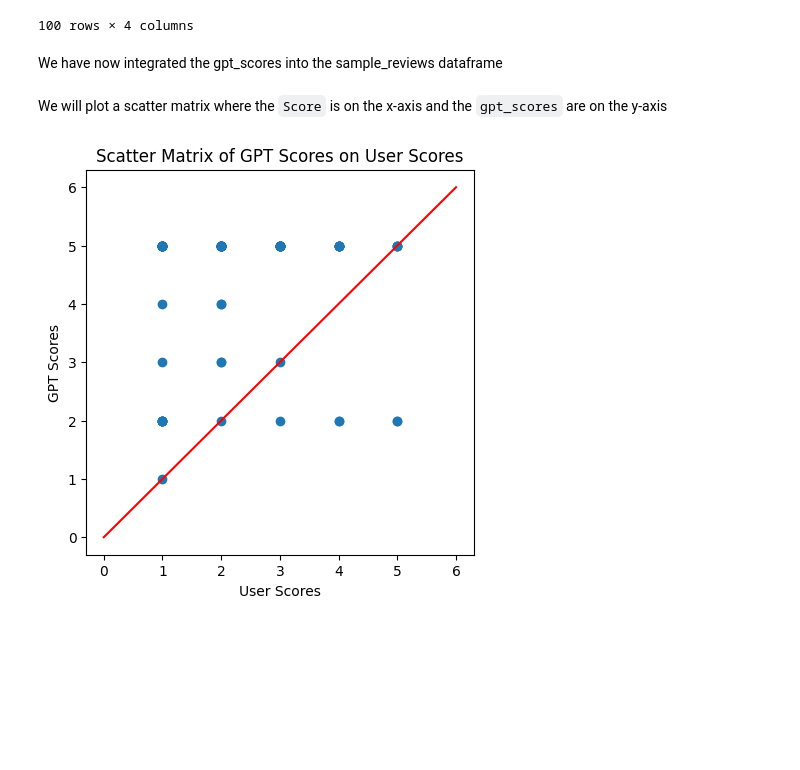
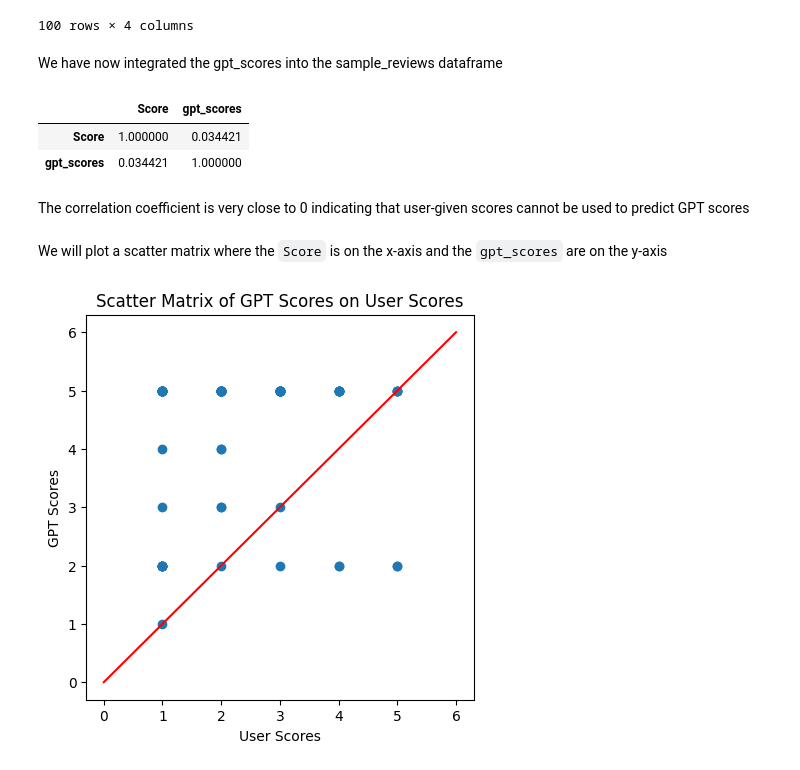
Before and after one commit to Kirera-Wainaina/data-manipulation-class-assignment, a Jupyter notebook: 3367315_BD2.ipynb, the cells around one changed output. Saved outputs shown, nothing was run; the diff lists cells and outputs as text; code cells hidden in the pictures; blank space fills up the shorter version.

Commit message:
Include a correlation coefficient table of user vs gpt scores

```diff
--- a/3367315_BD2.ipynb
+++ b/3367315_BD2.ipynb
@@ -694,6 +696,16 @@ sample_reviews
 100 rows × 4 columns
 # %% [markdown]
 We have now integrated the gpt_scores into the sample_reviews dataframe
+# %%
+# Calculate the correlation coefficient between gpt scores and and user scores
+
+sample_reviews.filter(['Score', 'gpt_scores']).corr()
+# %% [output]
+|  | Score | gpt_scores |
+| Score | 1.000000 | 0.034421 |
+| gpt_scores | 0.034421 | 1.000000 |
+# %% [markdown]
+The correlation coefficient is very close to 0 indicating that user-given scores cannot be used to predict GPT scores
 # %% [markdown]
 We will plot a scatter matrix where the `Score` is on the x-axis and the `gpt_scores` are on the y-axis
 # %%
```
Also changed, not shown: parts of 4 cells of this notebook.
